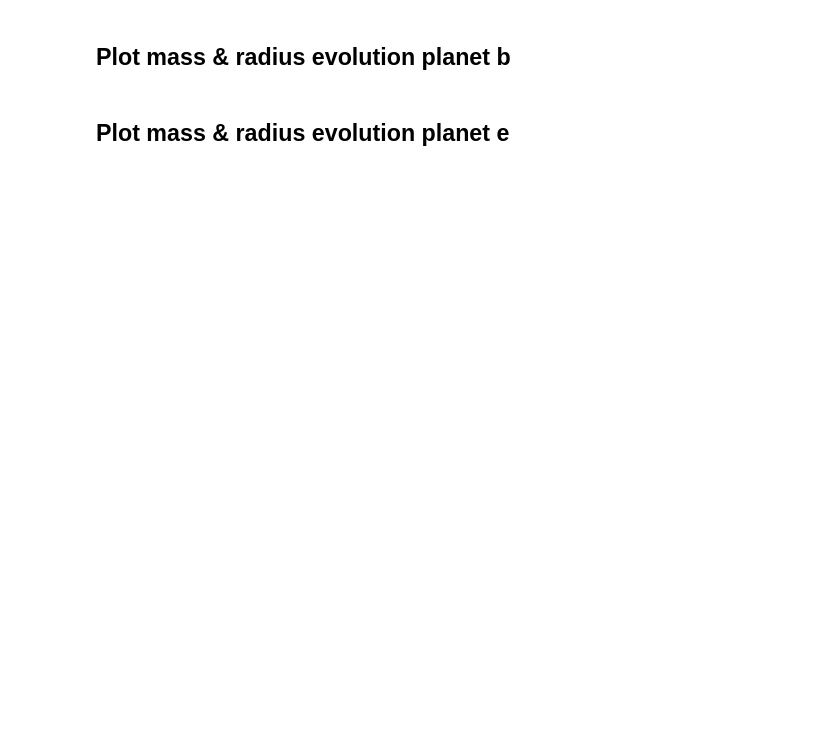
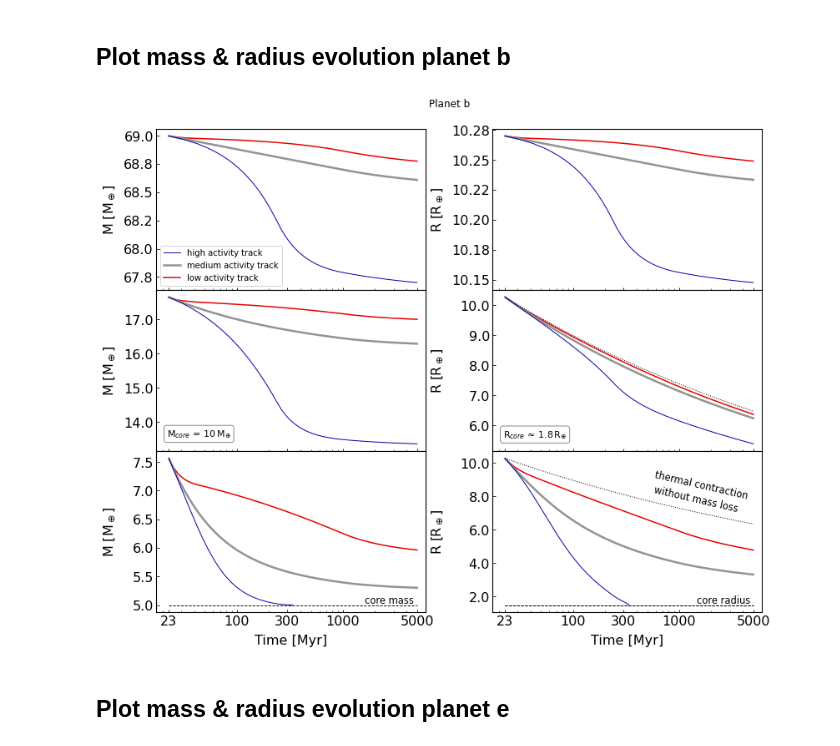
Before and after one commit to lketzer/platypos, a Jupyter notebook: examples/V1298Tau_Paper_Calculations_and_Plots.ipynb, the cells around one changed output. Saved outputs shown, nothing was run; the diff lists cells and outputs as text; code cells hidden in the pictures; blank space fills up the shorter version.

```diff
--- a/examples/V1298Tau_Paper_Calculations_and_Plots.ipynb
+++ b/examples/V1298Tau_Paper_Calculations_and_Plots.ipynb
@@ -845,18 +784,18 @@ axs[1, 1].plot(dict_evo_LoFo14_10["planet_b"]["t3"], dict_evo_LoFo14_10["planet_
 axs[1, 1].plot(dict_evo_LoFo14_10["planet_b"]["t1"], dict_evo_LoFo14_10["planet_b"]["R1"], ls="-", color="xkcd:grey", lw=2.5, zorder=2)
 axs[1, 1].plot(dict_evo_LoFo14_10["planet_b"]["t2"], dict_evo_LoFo14_10["planet_b"]["R2"], ls="-", color="xkcd:red", lw=1.5, zorder=1)
 age_arr = np.linspace(23., 5000., 1000)
-axs[1, 1].plot(age_arr, plmo14.calculate_planet_radius(pl_b_10.core_mass, pl_b_10.fenv, age_arr, pl_b_10.flux, pl_b_10.metallicity), color="k", ls=":", lw=1)
+axs[1, 1].plot(age_arr, plmoLoFo14.calculate_planet_radius(pl_b_10.core_mass, pl_b_10.fenv, age_arr, pl_b_10.flux, pl_b_10.metallicity), color="k", ls=":", lw=1)
 
 # 5 mcore
 axs[2, 1].plot(dict_evo_LoFo14_5["planet_b"]["t3"], dict_evo_LoFo14_5["planet_b"]["R3"], ls="-", color="xkcd:royal blue", lw=1, zorder=3)
 axs[2, 1].plot(dict_evo_LoFo14_5["planet_b"]["t1"], dict_evo_LoFo14_5["planet_b"]["R1"], ls="-", color="xkcd:grey", lw=2.5, zorder=2)
 axs[2, 1].plot(dict_evo_LoFo14_5["planet_b"]["t2"], dict_evo_LoFo14_5["planet_b"]["R2"], ls="-", color="xkcd:red", lw=1.5, zorder=1)
-axs[2, 1].plot(age_arr, plmo14.calculate_planet_radius(pl_b_5.core_mass, pl_b_5.fenv, age_arr, pl_b_5.flux, pl_b_5.metallicity), color="k", ls=":", lw=1)
-axs[2, 1].hlines(plmo14.calculate_core_radius(pl_b_5.core_mass), pl_b_5.age, 5000., linestyle="--", color="k", lw=0.9)
+axs[2, 1].plot(age_arr, plmoLoFo14.calculate_planet_radius(pl_b_5.core_mass, pl_b_5.fenv, age_arr, pl_b_5.flux, pl_b_5.metallicity), color="k", ls=":", lw=1)
+axs[2, 1].hlines(plmoLoFo14.calculate_core_radius(pl_b_5.core_mass), pl_b_5.age, 5000., linestyle="--", color="k", lw=0.9)
 dy = 4.27
 axs[2, 1].text(575, 3.6+dy, "thermal contraction", fontsize=11.5, rotation=-13)
 axs[2, 1].text(570, 2.8+dy, "without mass loss", fontsize=11.5, rotation=-13)
-axs[2, 1].hlines(plmo14.calculate_core_radius(pl_b_5.core_mass), dict_evo_LoFo14_5["planet_b"]["t3"][0], 5000., linestyle="--", color="k", lw=0.9)
+axs[2, 1].hlines(plmoLoFo14.calculate_core_radius(pl_b_5.core_mass), dict_evo_LoFo14_5["planet_b"]["t3"][0], 5000., linestyle="--", color="k", lw=0.9)
 axs[2, 1].text(1475, 1.62, "core radius", fontsize=11.5)
 
 # box with core & radius for 10Mcore planet
@@ -866,33 +805,35 @@ axs[1, 1].text(22, 5.7, r"R$_{core}\,\approx\,1.8\,$R$_{\oplus}$", va="center",
 
 axs[0, 0].legend(fontsize=10, loc=3)
 for ax in [axs[0, 0], axs[1, 0], axs[2, 0]]:
     ax.set_xscale("log")
     ax.set_xticks([23, 100, 300, 1000, 5000])
     ax.set_xlim(right= 6000)
     ax.xaxis.set_major_formatter(ticker.StrMethodFormatter('{x:.0f}'))
     ax.tick_params(direction="in", which="both", labelsize=16)
     ax.set_xlabel("Time [Myr]", fontsize=16, labelpad=8)
     ax.set_ylabel('M [M$_\oplus$]', fontsize=16, labelpad=8)
     ax.xaxis.set_major_formatter(FormatStrFormatter('%.0f')) # No decimal places
     ax.yaxis.set_major_formatter(FormatStrFormatter('%.1f')) # No decimal places
 
 for ax in [axs[0, 1], axs[1, 1], axs[2, 1]]:
     ax.set_xscale("log")
     ax.set_xticks([23, 100, 300, 1000, 5000])
     ax.set_xlim(right= 6000)
     ax.tick_params(direction="in", which="both", labelsize=16)
     ax.set_xlabel("Time [Myr]", fontsize=16, labelpad=8)
     ax.set_ylabel('R [R$_\oplus$]', fontsize=16, labelpad=8)
     ax.xaxis.set_major_formatter(FormatStrFormatter('%.0f')) # No decimal places
     ax.yaxis.set_major_formatter(FormatStrFormatter('%.1f')) # No decimal places
 
 axs[0,1].yaxis.set_major_formatter(FormatStrFormatter('%.2f')) # No decimal places
 plt.subplots_adjust(hspace=0, wspace=0.25)
 fig.align_ylabels(axs[:, 0])
 fig.align_ylabels(axs[:, 1])
 #plt.tight_layout()
 #plt.savefig("./Plots_PAPER/planet_b_EVO_eps01.jpg", dpi=300)
 plt.show()
+# %% [output]
+[figure, added]
 # %% [markdown]
 ## Plot mass & radius evolution planet e
 # %%
```
Also changed, not shown: parts of 24 cells of this notebook, 1 other file.
